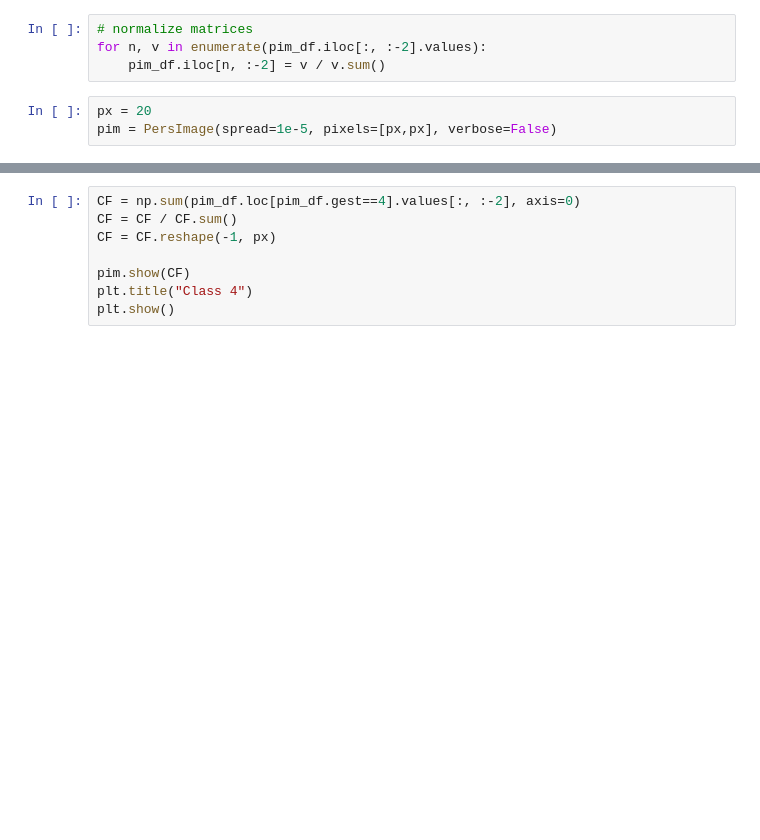
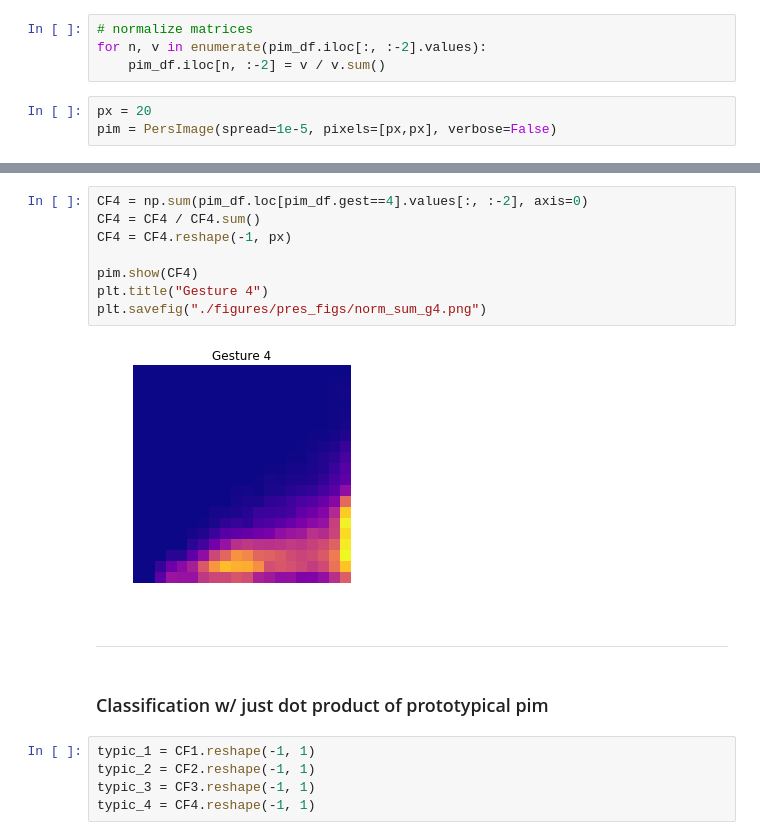
Before and after one commit to samvoisin/TDAforGesturePredictionsEMG, a Jupyter notebook: pim_df_EDA.ipynb, the cells around one changed output, grey strips where cells are left out. Saved outputs shown, nothing was run; the diff lists cells and outputs as text; blank space fills up the shorter version.

```diff
--- a/pim_df_EDA.ipynb
+++ b/pim_df_EDA.ipynb
@@ -87,8 +105,19 @@ plt.show()
 # %%
-CF = np.sum(pim_df.loc[pim_df.gest==4].values[:, :-2], axis=0)
-CF = CF / CF.sum()
-CF = CF.reshape(-1, px)
+CF4 = np.sum(pim_df.loc[pim_df.gest==4].values[:, :-2], axis=0)
+CF4 = CF4 / CF4.sum()
+CF4 = CF4.reshape(-1, px)
 
-pim.show(CF)
-plt.title("Class 4")
-plt.show()
+pim.show(CF4)
+plt.title("Gesture 4")
+plt.savefig("./figures/pres_figs/norm_sum_g4.png")
+# %% [output]
+[figure, added]
+# %% [markdown]
+---
+# %% [markdown]
+### Classification w/ just dot product of prototypical pim
+# %%
+typic_1 = CF1.reshape(-1, 1)
+typic_2 = CF2.reshape(-1, 1)
+typic_3 = CF3.reshape(-1, 1)
+typic_4 = CF4.reshape(-1, 1)
```
Also changed, not shown: parts of 12 cells of this notebook, 2 other files.
